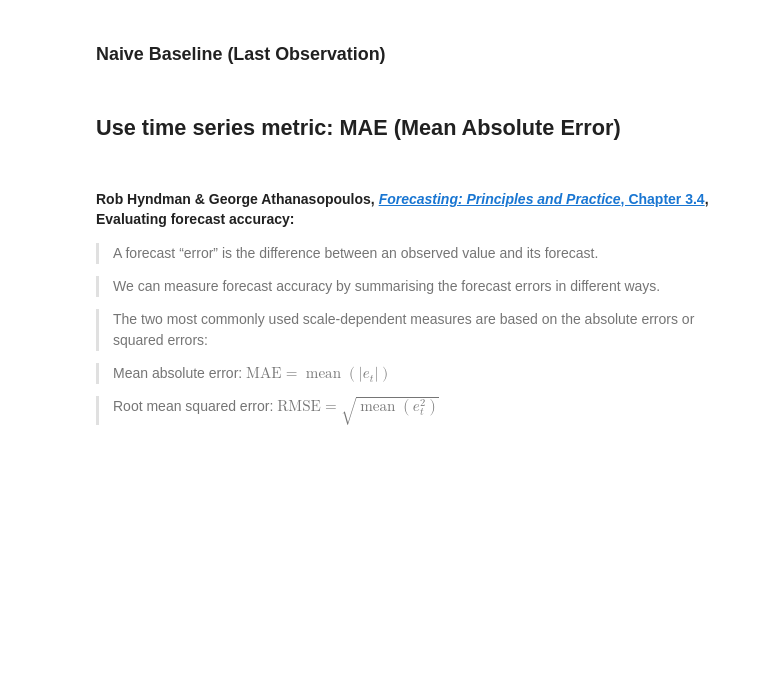
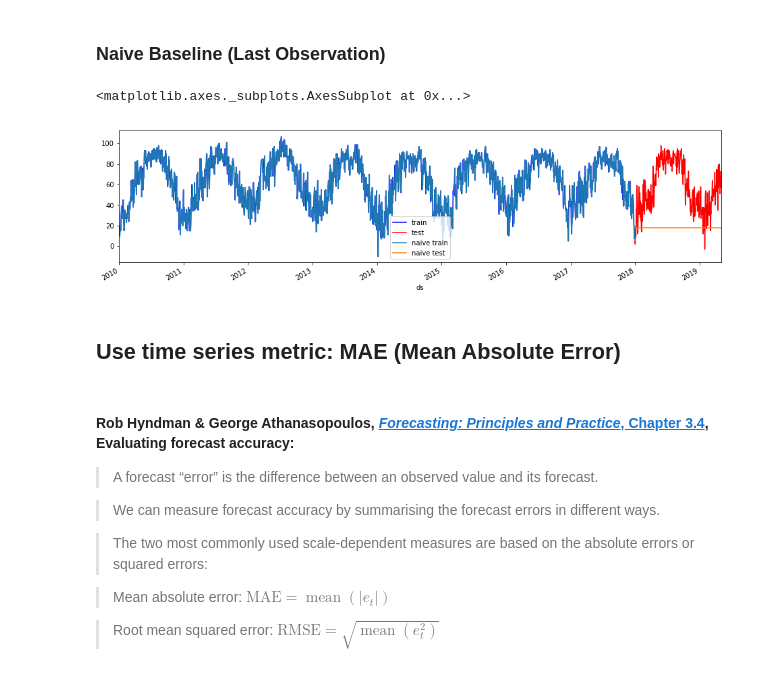
Before and after one commit to bloominstituteoftechnology/DS-Unit-2-Regression-1, a Jupyter notebook: module2-evaluating-forecasts/evaluating_forecasts.ipynb, the cells around one changed output. Cells and saved outputs as stored; diff of their text form; code cells hidden in the pictures; blank space fills up the shorter version.

```diff
--- a/module2-evaluating-forecasts/evaluating_forecasts.ipynb
+++ b/module2-evaluating-forecasts/evaluating_forecasts.ipynb
@@ -172,3 +209,16 @@ weather = (pd.read_csv(url, parse_dates=['DATE'])
+# %%
+# TODO
+train['naive_baseline'] = train['y'].shift(1).bfill()
+train_last_obs = train['naive_baseline'].iloc[-1]
+test['naive_baseline'] = train_last_obs
+# %%
+ax = train.plot(x='ds',y='y',color='blue',label='train',figsize=(16,4))
+test.plot(x='ds',y='y',color='red',label='test',ax=ax)
+train.plot(x='ds',y='naive_baseline',label='naive train',ax=ax)
+test.plot(x='ds',y='naive_baseline',label='naive test',ax=ax)
+# %% [output]
+<matplotlib.axes._subplots.AxesSubplot at 0x...>
+[figure, added]
 # %% [markdown]
 ## Use time series metric: MAE (Mean Absolute Error)
 # %% [markdown]
```
Also changed, not shown: parts of 22 cells of this notebook, 15 other files.
